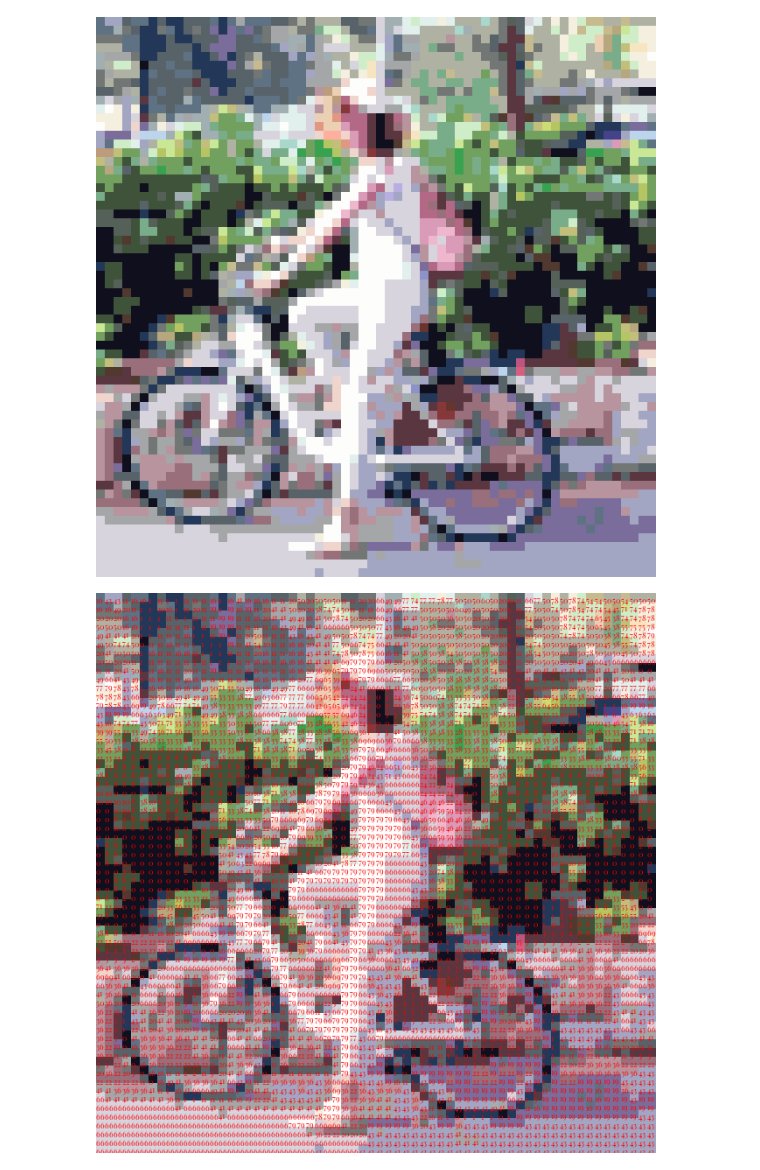
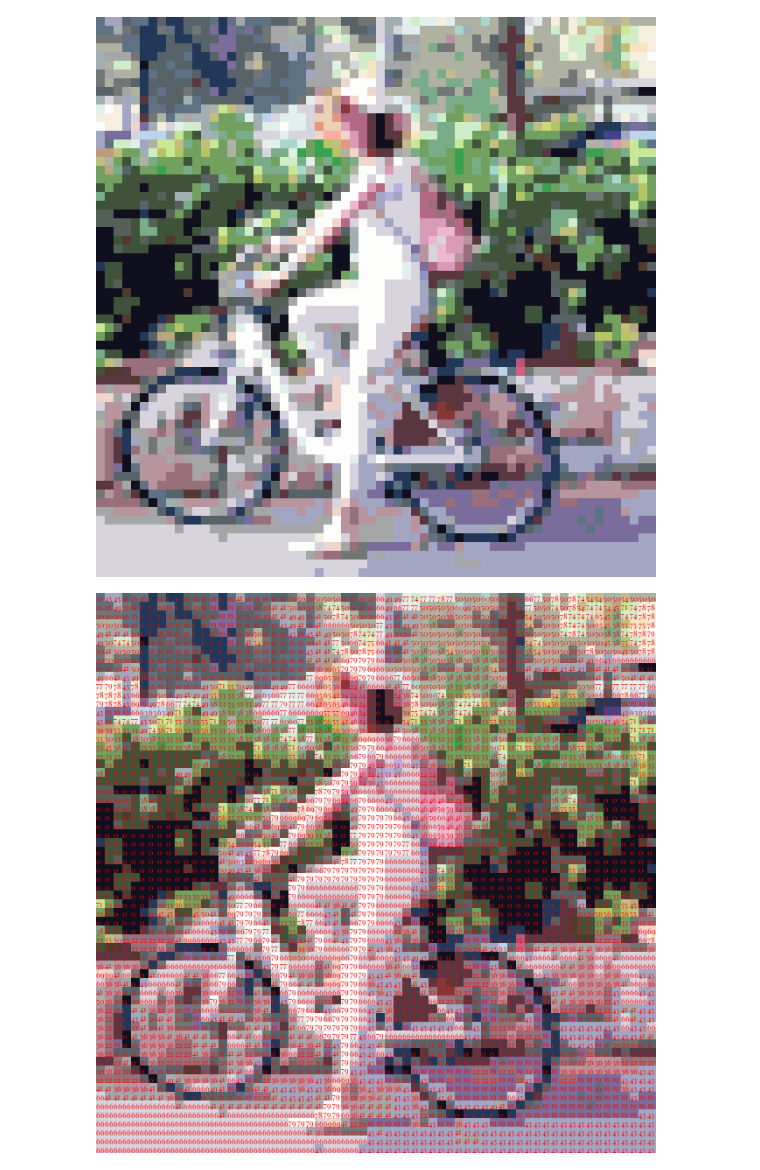
Before and after one commit to vollfed/pythonHome, a Jupyter notebook: jupiterWorkbook/ImagePixel/mappedPicture.ipynb, the cells around one changed output. Cells and saved outputs as stored; diff of their text form; code cells hidden in the pictures.

```diff
--- a/jupiterWorkbook/ImagePixel/mappedPicture.ipynb
+++ b/jupiterWorkbook/ImagePixel/mappedPicture.ipynb
@@ -17,35 +17,35 @@ display(im_init)
 # %%
 def clamp(x):
     return max(0, min(x, 255))
 
 def convertToHex(r,g,b):
     return "#{0:02x}{1:02x}{2:02x}".format(clamp(r), clamp(g), clamp(b))
 
 pixelMap = im_init.load()
 foo = palette.colors
 image_editable = ImageDraw.Draw(im_init)
 #display(im_init)
 
 #list(foo.keys())[list(foo.values()).index('#66362e')]
 csv_arr = []
 for i in range(5,im_init.size[0],10):
     csv_row = []
     for j in range(5,im_init.size[1],10):
             col = pixelMap[i,j]
             hex = convertToHex(col[0],col[1],col[2])
             try:
                 num = list(foo.keys())[list(foo.values()).index(hex)]
             except ValueError:
                 num = '?'
 
-            image_editable.text((i-5,j-3), num, (255, 0, 0), font=title_font)
+            image_editable.text((i-5,j-5), num, (255, 0, 0), font=title_font)
             csv_row.append(num)
 
     csv_arr.append(csv_row)
 
 im_init
 # %% [output]
-[figure, old version]
+[figure, new version]
 # %%
 l_2d = np.array(csv_arr).T
 csv_arr = np.array(l_2d).tolist()
```
Also changed, not shown: parts of 4 cells of this notebook, 53 other files.
